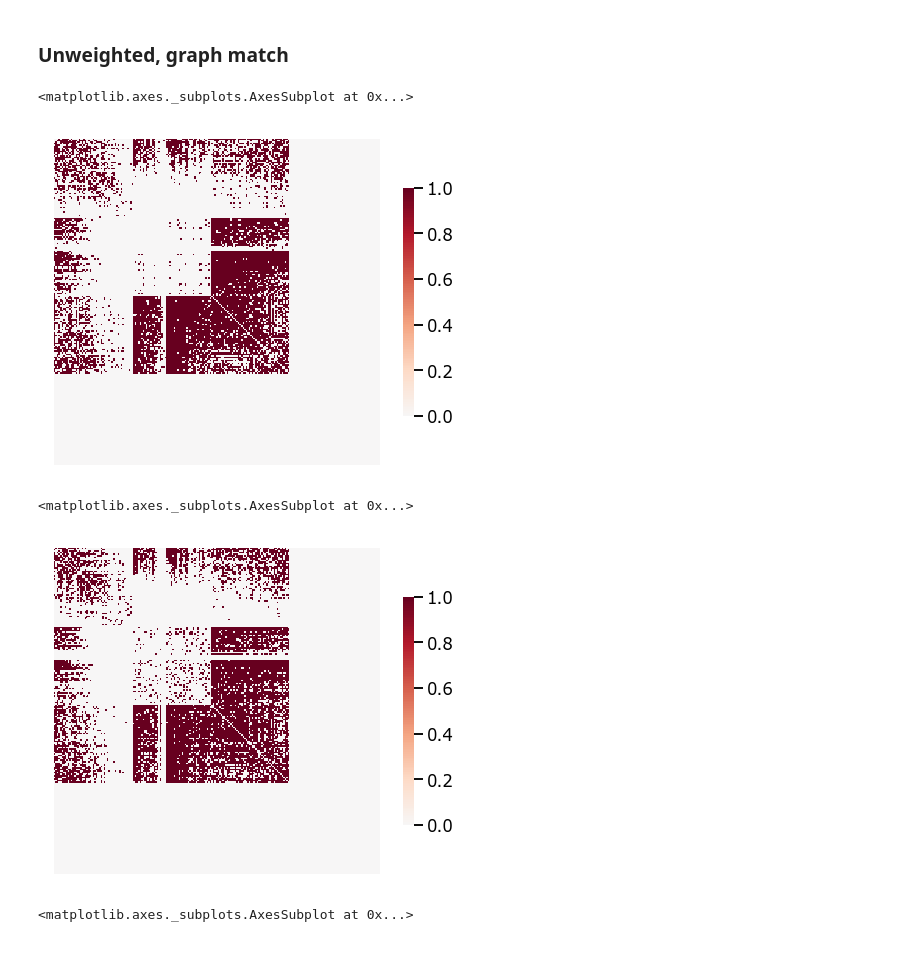
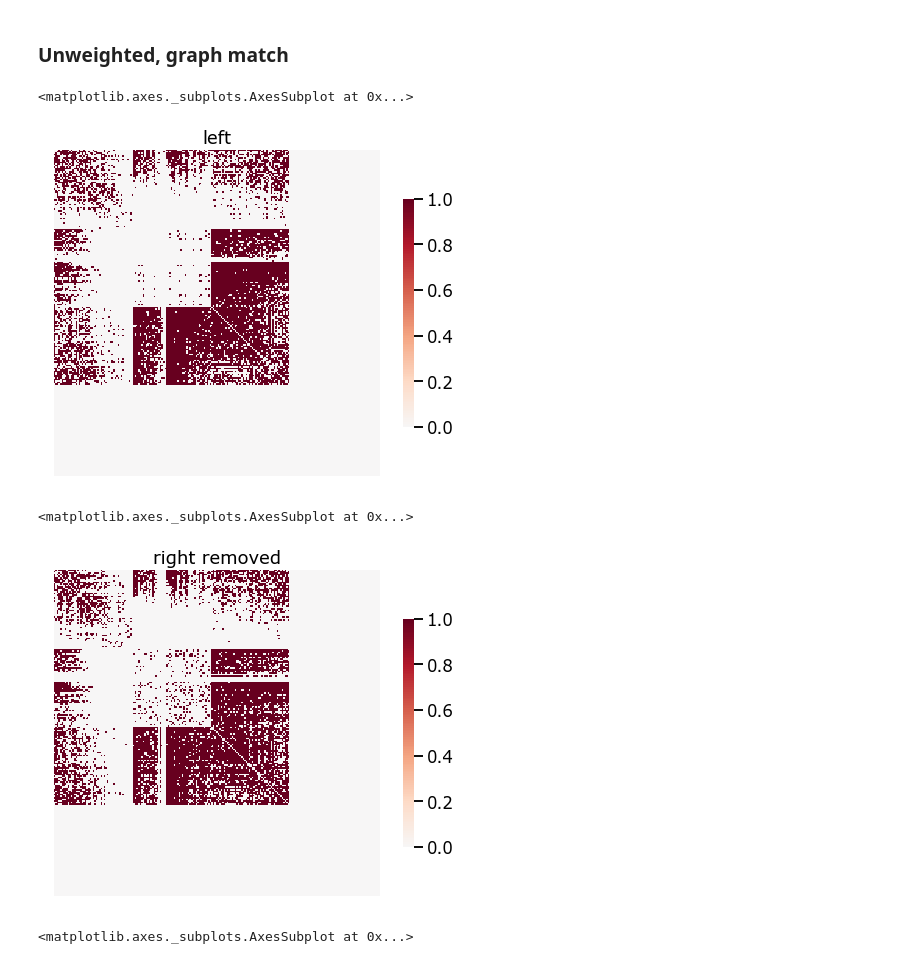
Before and after one commit to junhaobearxiong/graph_independence_test, a Jupyter notebook: notebooks/2019-04-11_real_data_drosophila.ipynb, the cells around one changed output. Drawn from its saved outputs; the diff is of its cells as text; code cells hidden in the pictures.

```diff
--- a/notebooks/2019-04-11_real_data_drosophila.ipynb
+++ b/notebooks/2019-04-11_real_data_drosophila.ipynb
@@ -175,15 +175,15 @@ right_nx.remove_nodes_from(np.arange(left.shape[0], right.shape[0]))
 # right (removed nodes, not sorted)
 right_rm = nx.to_numpy_array(right_nx)
 # %%
-heatmap(left, figsize=(8, 6))
+heatmap(left, figsize=(8, 6), title='left')
 # %% [output]
 <matplotlib.axes._subplots.AxesSubplot at 0x...>
-[figure, old version]
+[figure, new version]
 # %%
-heatmap(right_rm, figsize=(8, 6))
+heatmap(right_rm, figsize=(8, 6), title='right removed')
 # %% [output]
 <matplotlib.axes._subplots.AxesSubplot at 0x...>
-[figure, old version]
+[figure, new version]
 # %%
 block_assignment = estimate_block_assignment(left, right_rm, k=100, set_k=False, num_repeats=10)
 # %%
```
Also changed, not shown: 3 other files.
